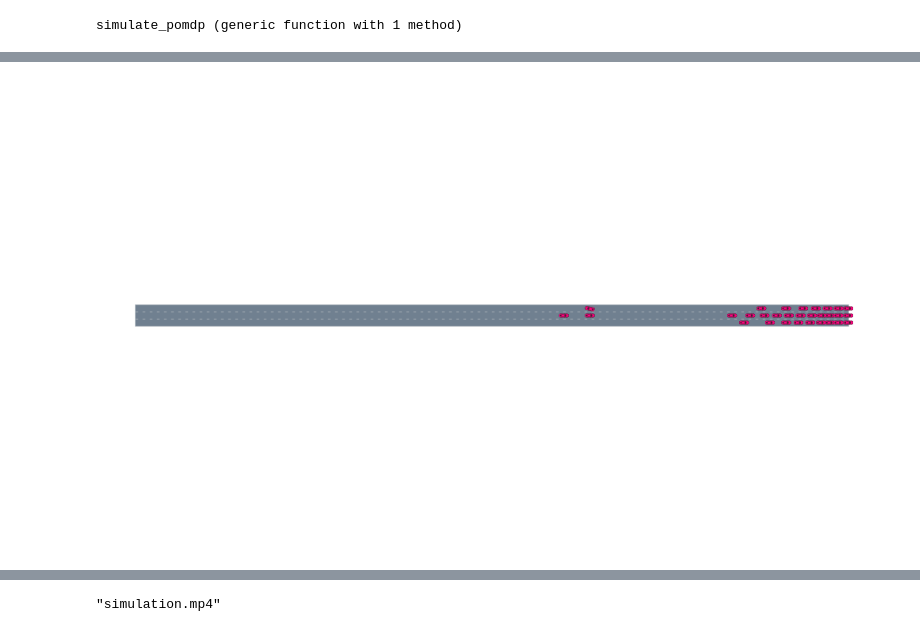
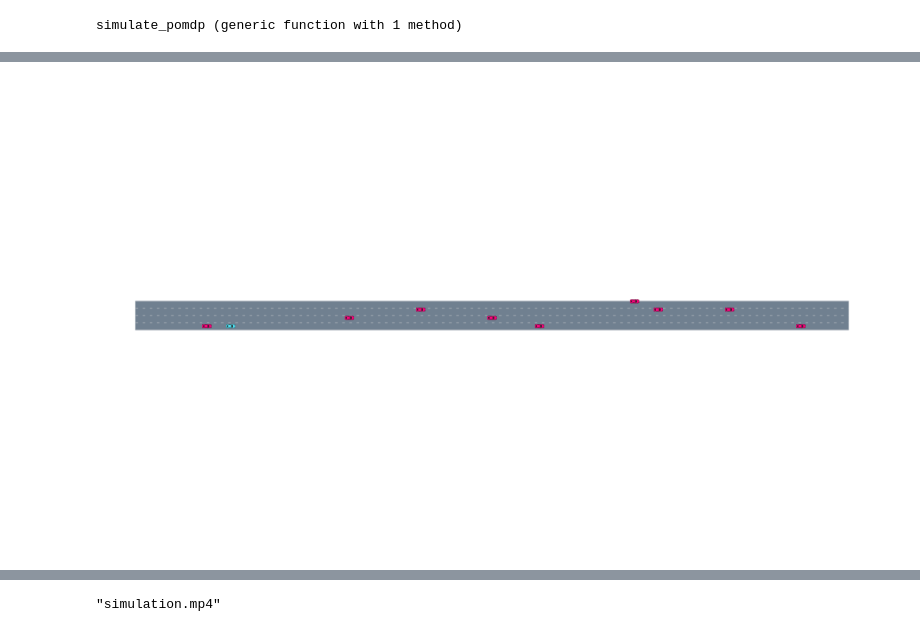
Before and after one commit to wbrannon/MCTSDriver, a Jupyter notebook: sim_pomdp.ipynb, the cells around one changed output, grey strips where cells are left out. Drawn from its saved outputs; the diff is of its cells as text; code cells hidden in the pictures.

```diff
--- a/sim_pomdp.ipynb
+++ b/sim_pomdp.ipynb
@@ -6,0 +28,3 @@ simulate_pomdp (generic function with 1 method)
+# %%
+car_colors = Dict{Int,Colorant}(1 => colorant"0x52E3F6")
+render(scenes[end], roadway, cam = FitToContentCamera(), car_colors=car_colors) # CarFollowCamera(1)
@@ -7,4 +33,4 @@ simulate_pomdp (generic function with 1 method)
 # %%
-render(scenes[end], roadway, cam = FitToContentCamera()) # CarFollowCamera(1)
+render(scenes[1], roadway, cam = FitToContentCamera(), car_colors=car_colors)
 # %% [output]
-[figure, old version]
+[figure, new version]
```
Also changed, not shown: parts of 12 cells of this notebook, 4 other files.
